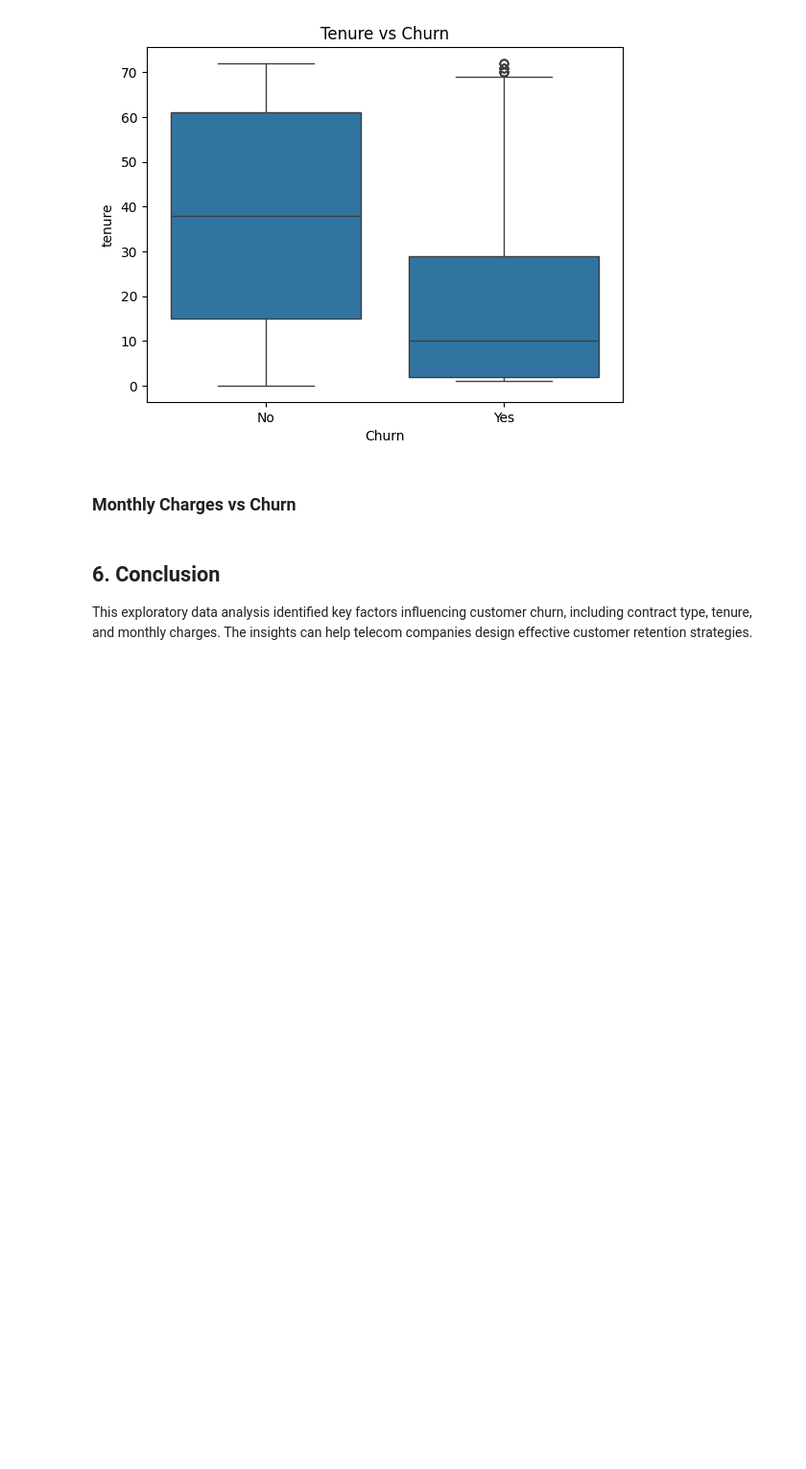
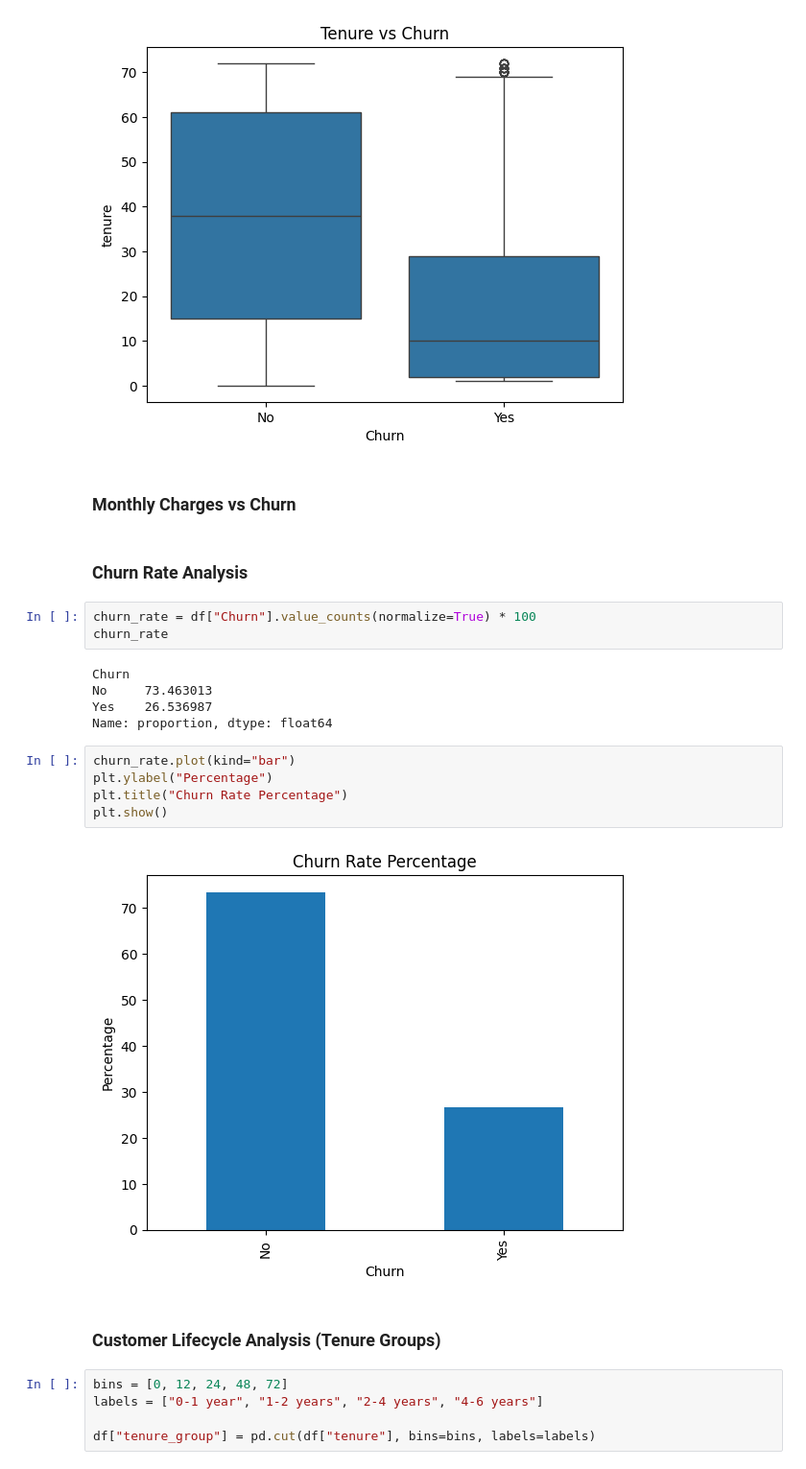
Before and after one commit to SaiAshwathaSingari/customer-churn-eda, a Jupyter notebook: notebooks/churn_analysis.ipynb, the cells around one changed output. Shown at 96% size. Cells and saved outputs as stored; diff of their text form; blank space fills up the shorter version.

```diff
--- a/notebooks/churn_analysis.ipynb
+++ b/notebooks/churn_analysis.ipynb
@@ -78,9 +78,27 @@ plt.show()
 [figure]
 # %% [markdown]
 ### Monthly Charges vs Churn
-# %% [markdown]
-## 6. Conclusion
-
-This exploratory data analysis identified key factors influencing customer churn,
-including contract type, tenure, and monthly charges. The insights can help telecom
-companies design effective customer retention strategies.
+# %% [markdown]
+### Churn Rate Analysis
+# %%
+churn_rate = df["Churn"].value_counts(normalize=True) * 100
+churn_rate
+# %% [output]
+Churn
+No     73.463013
+Yes    26.536987
+Name: proportion, dtype: float64
+# %%
+churn_rate.plot(kind="bar")
+plt.ylabel("Percentage")
+plt.title("Churn Rate Percentage")
+plt.show()
+# %% [output]
+[figure, added]
+# %% [markdown]
+### Customer Lifecycle Analysis (Tenure Groups)
+# %%
+bins = [0, 12, 24, 48, 72]
+labels = ["0-1 year", "1-2 years", "2-4 years", "4-6 years"]
+
+df["tenure_group"] = pd.cut(df["tenure"], bins=bins, labels=labels)
```
Also changed, not shown: parts of 8 cells of this notebook.
